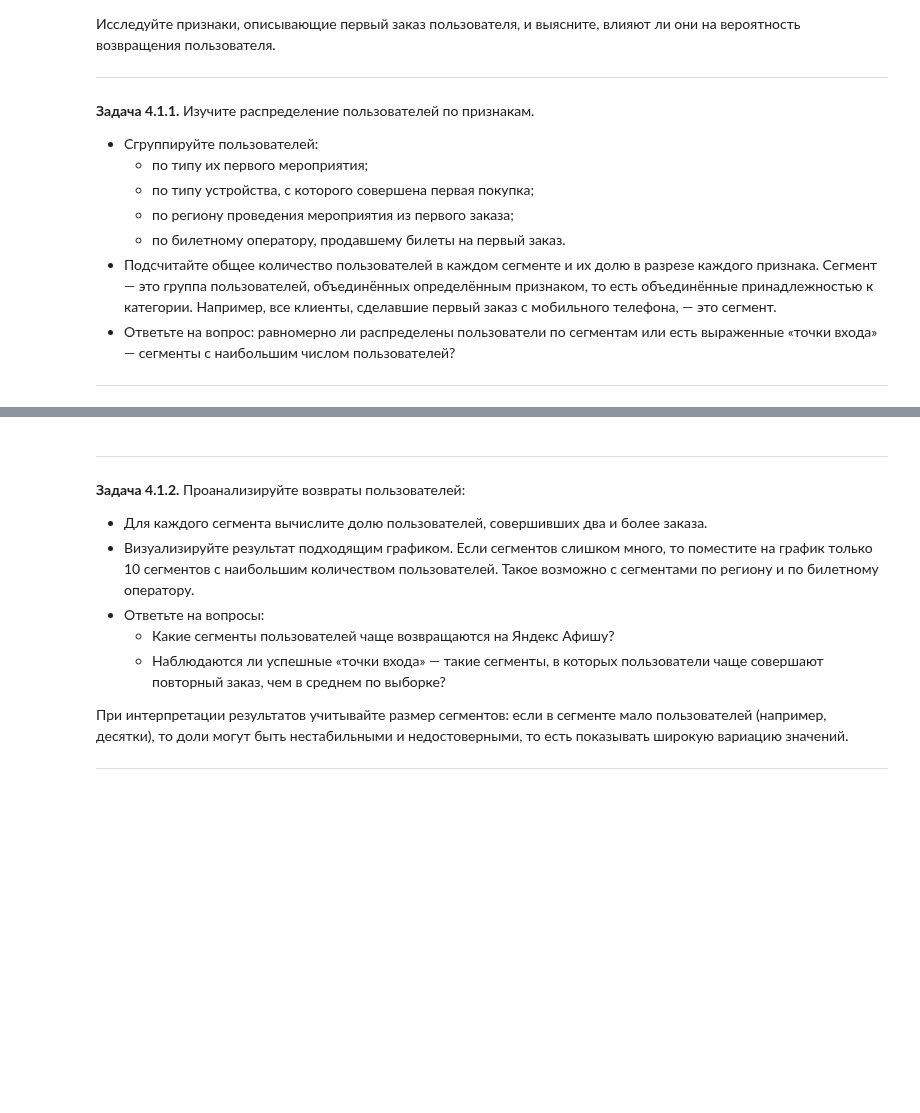
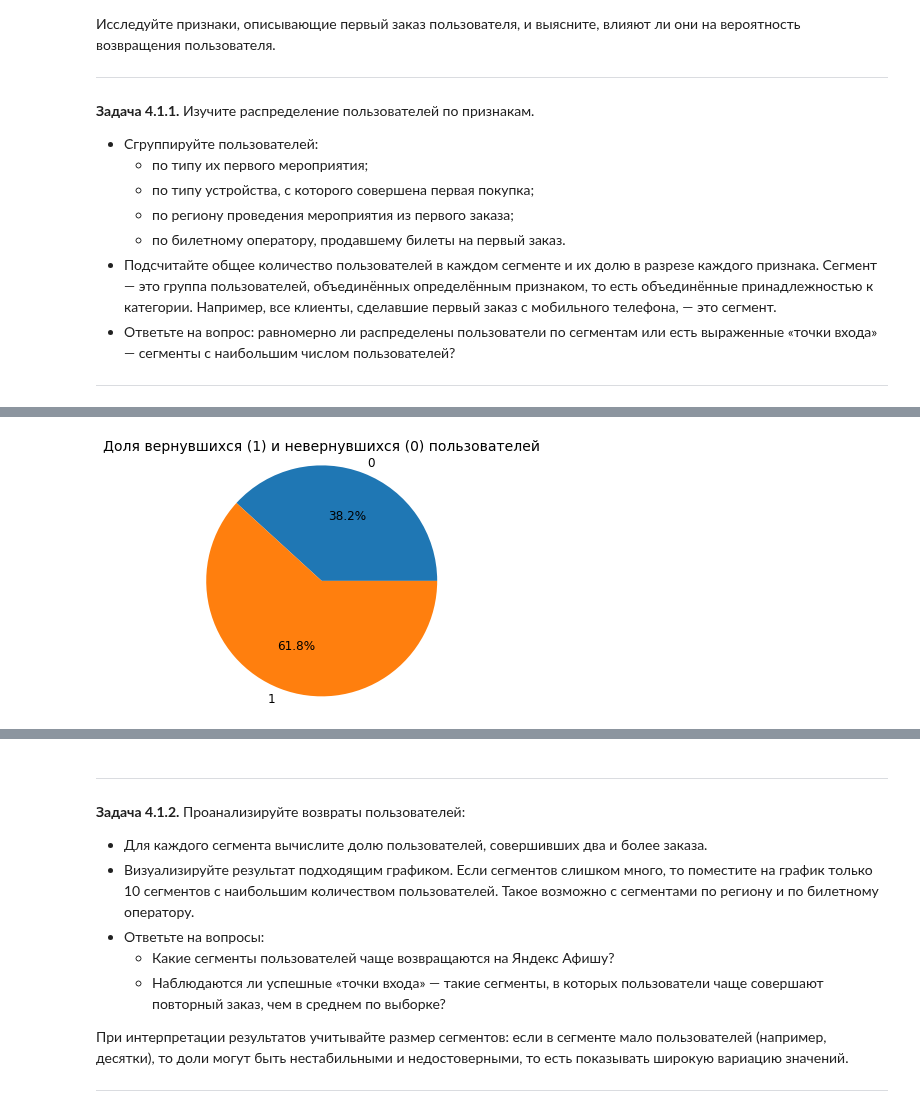
Before and after one commit to blbl-blbl/yandex_practicum_Data_Science_Course, a Jupyter notebook: Module_2_Python_Preprocessing/Final_project_of_2_module.ipynb, the cells around one changed output, grey strips where cells are left out. Cells and saved outputs as stored; diff of their text form; code cells hidden in the pictures; blank space fills up the shorter version.

```diff
--- a/Module_2_Python_Preprocessing/Final_project_of_2_module.ipynb
+++ b/Module_2_Python_Preprocessing/Final_project_of_2_module.ipynb
@@ -591,3 +591,6 @@ print(f"Среднее количество дней между покупкам
 - Ответьте на вопрос: равномерно ли распределены пользователи по сегментам или есть выраженные «точки входа» — сегменты с наибольшим числом пользователей?
 
 ---
+# %%
+user_df['is_return'] = (user_df['total_orders'] > 1).astype(int)
+user_df.head(3)
@@ -593,0 +602,16 @@ print(f"Среднее количество дней между покупкам
+# %%
+users_series = user_df.groupby(by='is_return')['is_return'].count()
+
+fig, ax = plt.subplots()
+ax.pie(users_series,
+       labels=users_series.index,
+       radius=1.2,
+       autopct='%.1f%%',
+       textprops=dict(color='black', fontsize=12))
+
+ax.set_title('Доля вернувшихся (1) и невернувшихся (0) пользователей',
+            fontsize=14, pad=10)
+plt.tight_layout()
+plt.show()
+# %% [output]
+[figure, added]
```
Also changed, not shown: parts of 12 cells of this notebook.
